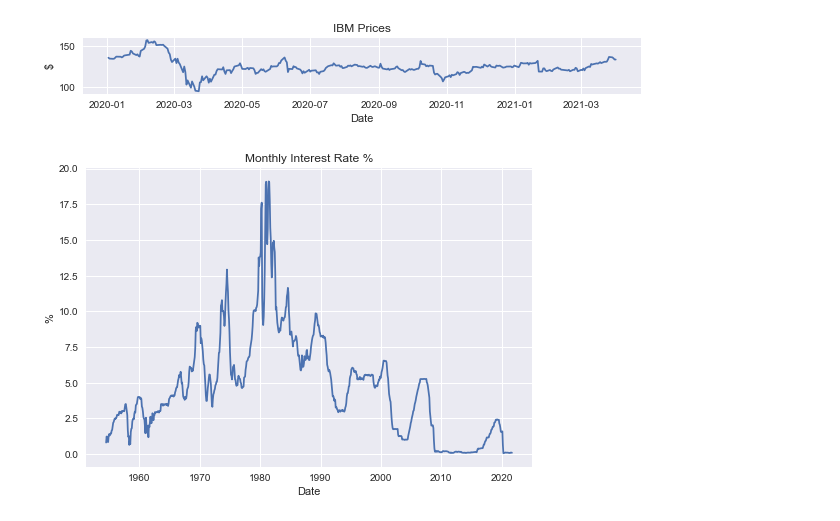
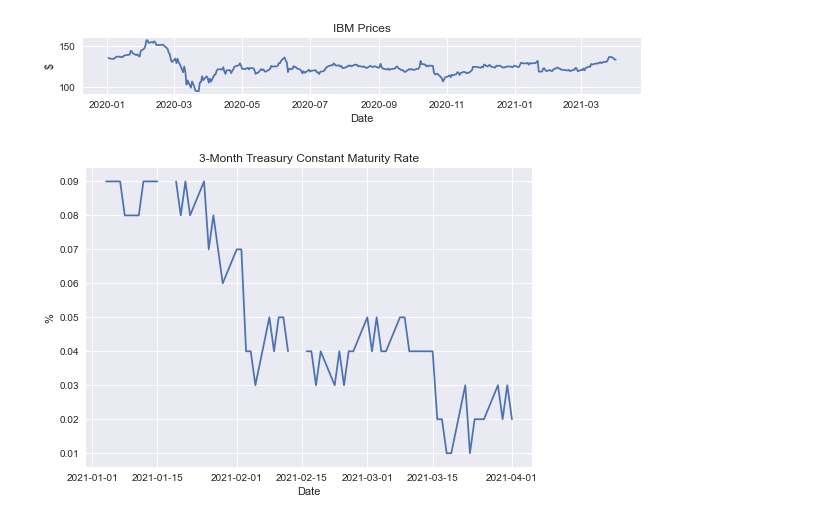
Before and after one commit to ddimucci/Manning_Stocks_Course, a Jupyter notebook: Manning_Live_Project/Manning_Linear_Regression_For_Valuation.ipynb, the cells around one changed output. Cells and saved outputs as stored; diff of their text form; code cells hidden in the pictures.

```diff
--- a/Manning_Live_Project/Manning_Linear_Regression_For_Valuation.ipynb
+++ b/Manning_Live_Project/Manning_Linear_Regression_For_Valuation.ipynb
@@ -61,12 +61,14 @@ plt.show()
 [figure]
 # %%
 fred = Fred(api_key='1495abd46f514fa909a930eea724eb13')
-interest=fred.get_series('FEDFUNDS')
+interest=fred.get_series('DGS3MO')
+# %%
+risk_free_rate = interest.loc['2021-01-01':'2021-04-01']
 # %%
-plt.plot(interest)
-plt.title('Monthly Interest Rate %')
+plt.plot(risk_free_rate)
+plt.title('3-Month Treasury Constant Maturity Rate')
 plt.ylabel('%')
 plt.xlabel('Date')
 plt.show()
 # %% [output]
-[figure, old version]
+[figure, new version]
```
